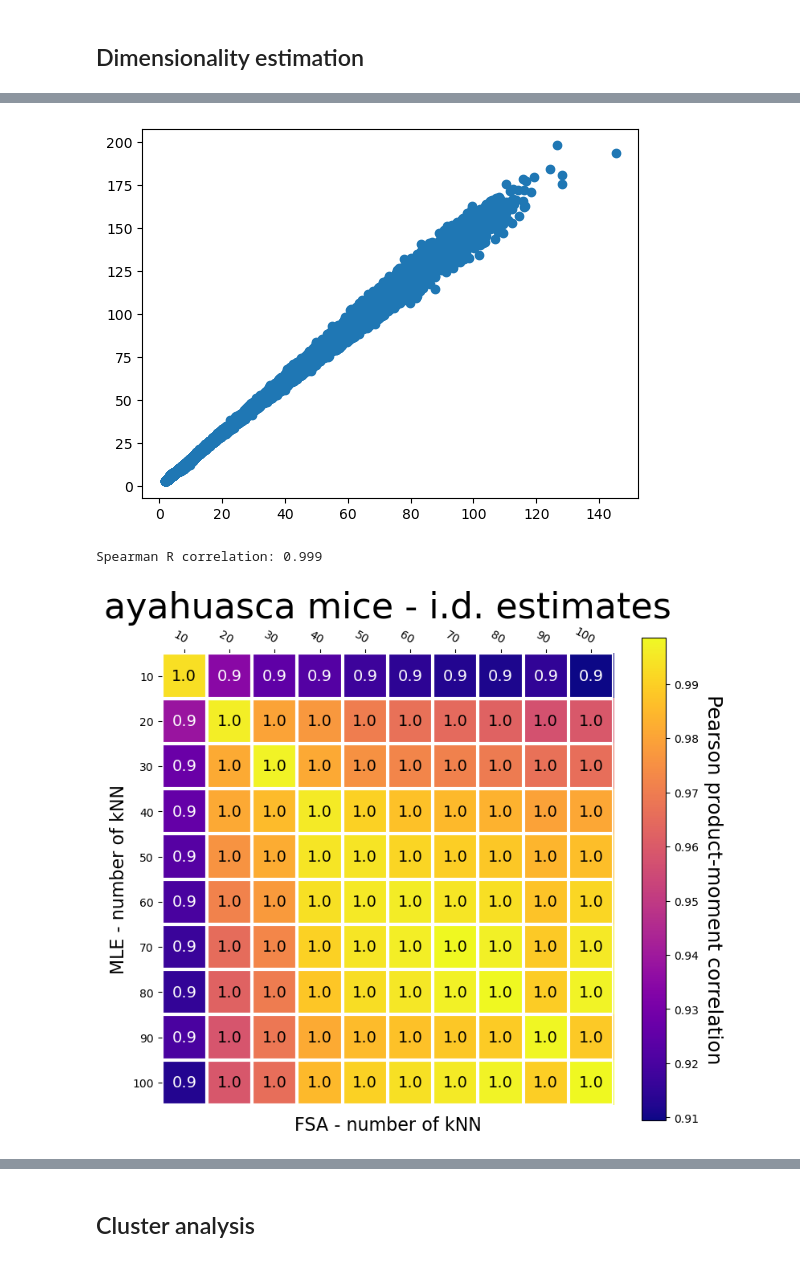
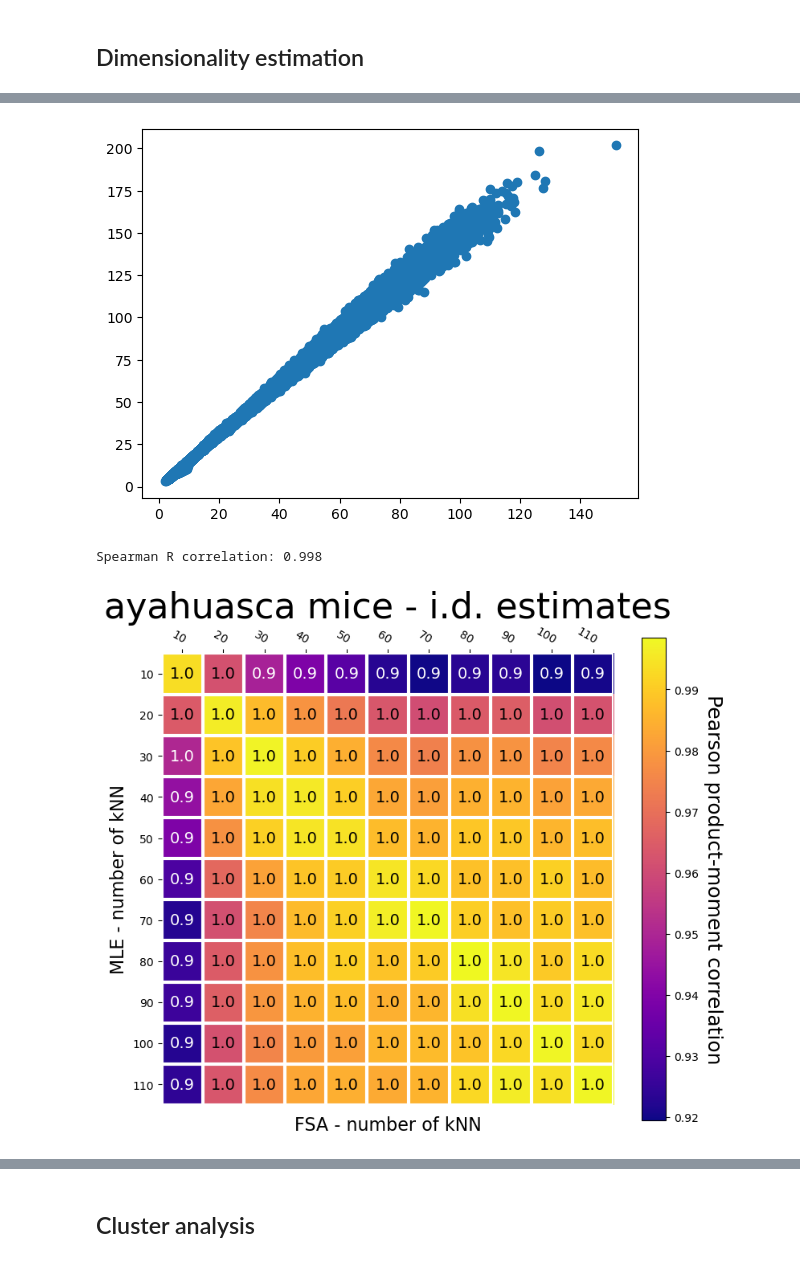
Before and after one commit to galicae/ue300164, a Jupyter notebook: notebooks/prepare_psilocybin.ipynb, the cells around one changed output, grey strips where cells are left out. Cells and saved outputs as stored; diff of their text form; code cells hidden in the pictures.

```diff
--- a/notebooks/prepare_psilocybin.ipynb
+++ b/notebooks/prepare_psilocybin.ipynb
@@ -169,8 +171,6 @@ AC149090.1               966.0     True
 # %%
 adata.var = pd.concat([adata.var, anti_cor_table], axis=1)
-# %%
-adata.var["highly_variable"] = adata.var["selected"].fillna(False)
 # %% [markdown]
 ## Dimensionality estimation
 # %%
-hvg = adata[:, adata.var["highly_variable"] == True].copy()
+hvg = adata[:, adata.var["selected"] == True].copy()
@@ -177,7 +187,7 @@ hvg = adata[:, adata.var["highly_variable"] == True].copy()
 # %%
 id_est = IntrinsicDim(
     methods=['fsa', 'mle'], # the methods we'll use
-    k=range(10, 110, 10), # the number of k-neighbors to test
+    k=range(10, 120, 10), # the number of k-neighbors to test
     backend='hnswlib',  # the approximate kNN backend to use
     metric='cosine', # the distance metric to use
     n_jobs=-1, # the number of jobs to run in parallel
@@ -202,37 +212,37 @@ plt.show()
 
 print('Spearman R correlation: %.3f' % corr)
 # %% [output]
-[figure, old version]
+[figure, new version]
-Spearman R correlation: 0.999
+Spearman R correlation: 0.998
 # %%
 # Compute correlation between the i.d. estimates for each kNN value
 keys = []
 corr = []
 for i_id, k_fsa in enumerate(id_est.local_id['fsa']):
     keys.append(k_fsa)
     for i_id, k_mle in enumerate(id_est.local_id['mle']):
         corr.append(spearmanr(id_est.local_id['fsa'][k_fsa], id_est.local_id['mle'][k_mle])[0])
 
 # Create square array of correlations from the list
-cor_array = np.array(corr).reshape((10, 10))
+cor_array = np.array(corr).reshape((11, 11))
 cor_array
 
 # Plot as a heatmap
 fig, ax = plt.subplots(figsize=(8,8))
 
 im, cbar = tp.pl.heatmap(cor_array, keys, keys, ax=ax,
                    cmap="plasma", cbarlabel="Pearson product-moment correlation", cbar_fontsize=18, shrink=0.8, cb_pad=0.05)
 
 # Annotated heatmap
 texts = tp.pl.annotate_heatmap(im, valfmt="{x:.1f}", textcolors=("white", "black"), an_fontsize=14)
 
 ax.set_xlabel('FSA - number of kNN', fontsize=16)
 ax.set_ylabel('MLE - number of kNN', fontsize=16)
 ax.set_title('ayahuasca mice - i.d. estimates', fontsize=32)
 fig.tight_layout()
 plt.show()
 # %% [output]
-[figure, old version]
+[figure, new version]
 # %%
 # Create TopOGraph object using 20 kNN
 tg = tp.TopOGraph(base_knn=30,
```
Also changed, not shown: parts of 11 cells of this notebook, 7 other files.
